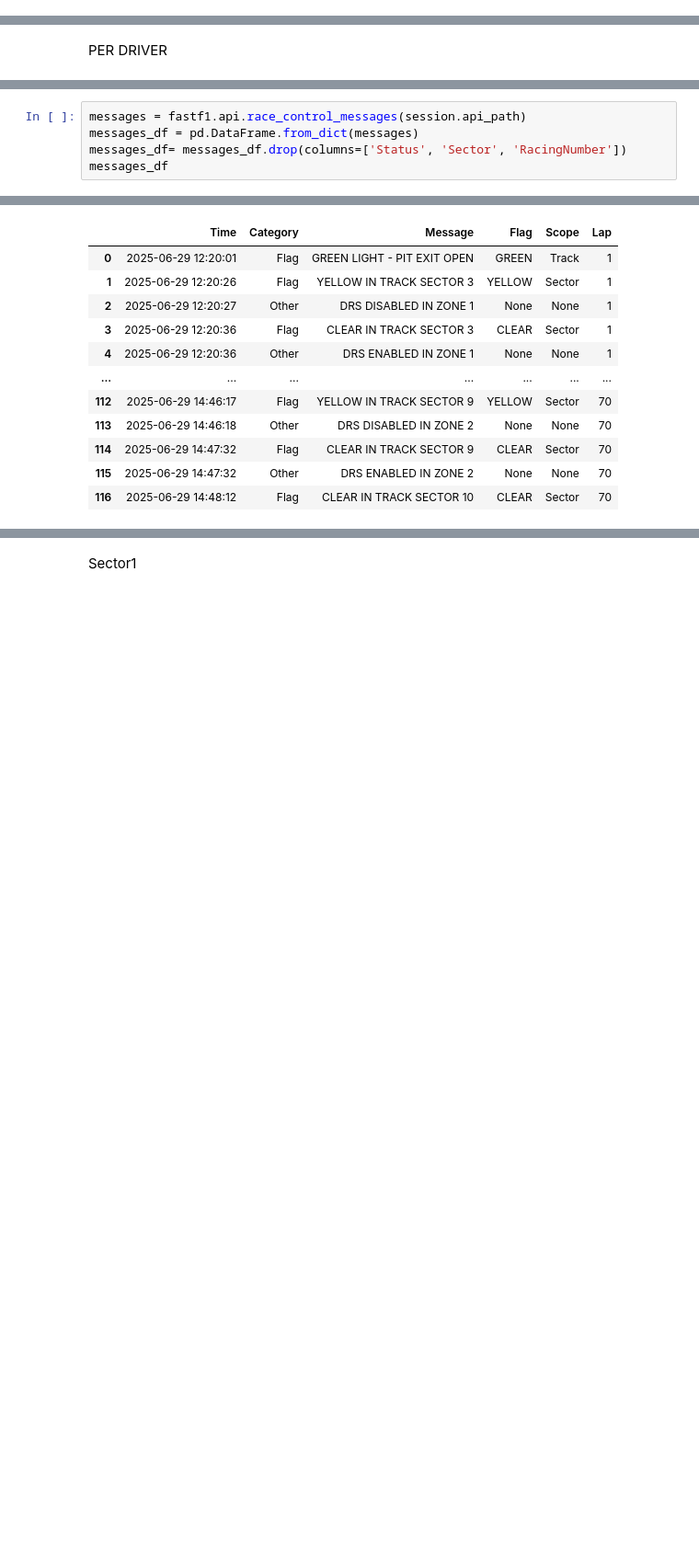
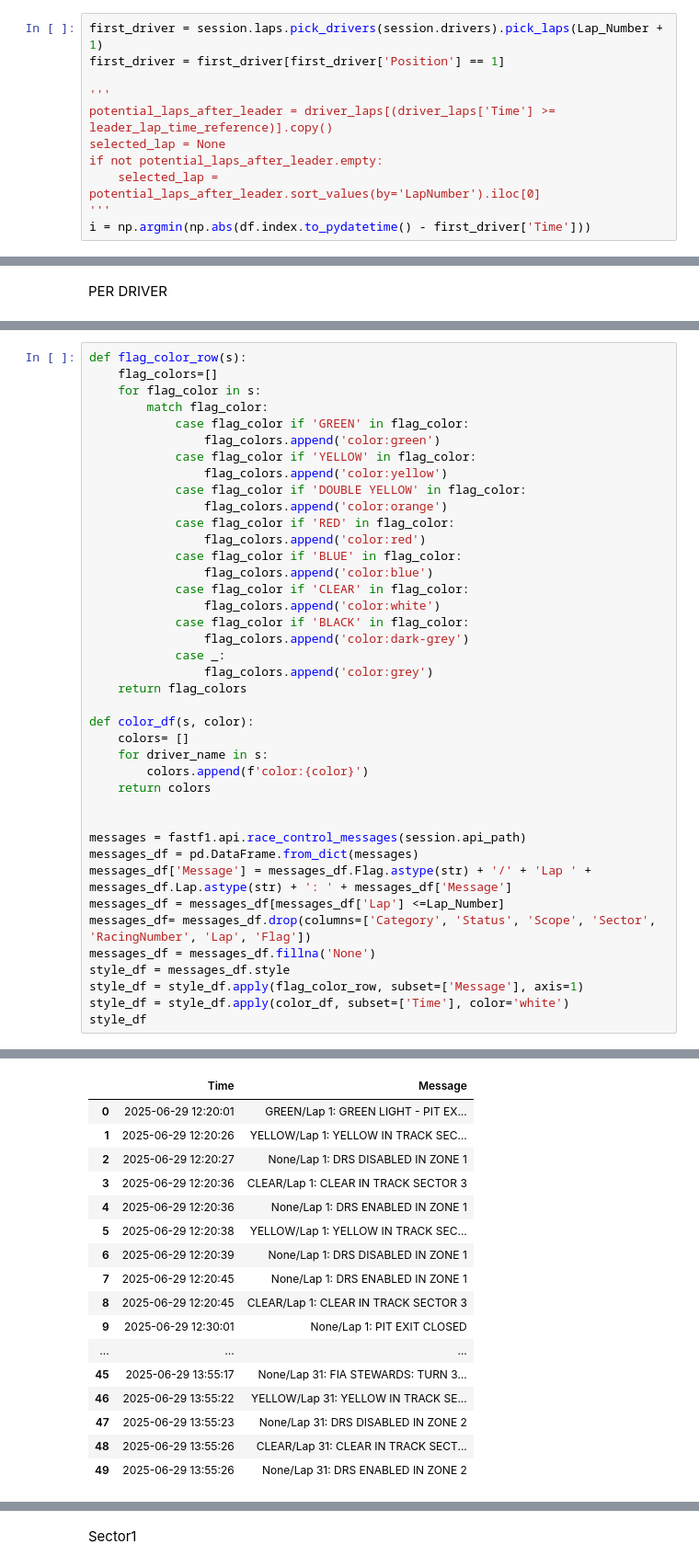
Before and after one commit to Kuriiios/f1_analysis_visualization, a Jupyter notebook: notebooks/race/race_table.ipynb, the cells around one changed output, grey strips where cells are left out. Shown: that part at 92% size. Drawn from its saved outputs; the diff is of its cells as text; blank space fills up the shorter version.

```diff
--- a/notebooks/race/race_table.ipynb
+++ b/notebooks/race/race_table.ipynb
@@ -60,3 +60,14 @@ def get_sorted_first_position_times(session):
 sorted_times = get_sorted_first_position_times(session)
 # %% [markdown]
 EACH DRIVER
+# %%
+first_driver = session.laps.pick_drivers(session.drivers).pick_laps(Lap_Number + 1)
+first_driver = first_driver[first_driver['Position'] == 1]
+
+'''
+potential_laps_after_leader = driver_laps[(driver_laps['Time'] >= leader_lap_time_reference)].copy()
+selected_lap = None
+if not potential_laps_after_leader.empty:
+    selected_lap = potential_laps_after_leader.sort_values(by='LapNumber').iloc[0]
+'''
+i = np.argmin(np.abs(df.index.to_pydatetime() - first_driver['Time']))
@@ -468,21 +485,61 @@ styled_df
 | 8 | 02:11:35.089 | 50 | 17.596 | 300 | 31.329 | 228 | 21.296 | 275 | 1:10.221 | ... |
 | 9 | 02:12:45.381 | 51 | 17.595 | 301 | 31.337 | 230 | 21.360 | 275 | 1:10.292 | ... |
 # %%
+def flag_color_row(s):
+    flag_colors=[]
+    for flag_color in s:
+        match flag_color:
+            case flag_color if 'GREEN' in flag_color:
+                flag_colors.append('color:green')
+            case flag_color if 'YELLOW' in flag_color:
+                flag_colors.append('color:yellow')
+            case flag_color if 'DOUBLE YELLOW' in flag_color:
+                flag_colors.append('color:orange')
+            case flag_color if 'RED' in flag_color:
+                flag_colors.append('color:red')
+            case flag_color if 'BLUE' in flag_color:
+                flag_colors.append('color:blue')
+            case flag_color if 'CLEAR' in flag_color:
+                flag_colors.append('color:white')
+            case flag_color if 'BLACK' in flag_color:
+                flag_colors.append('color:dark-grey')
+            case _:
+                flag_colors.append('color:grey')
+    return flag_colors
+
+def color_df(s, color):
+    colors= []
+    for driver_name in s:
+        colors.append(f'color:{color}')
+    return colors
+
+
 messages = fastf1.api.race_control_messages(session.api_path)
 messages_df = pd.DataFrame.from_dict(messages)
-messages_df= messages_df.drop(columns=['Status', 'Sector', 'RacingNumber'])
-messages_df
+messages_df['Message'] = messages_df.Flag.astype(str) + '/' + 'Lap ' + messages_df.Lap.astype(str) + ': ' + messages_df['Message']
+messages_df = messages_df[messages_df['Lap'] <=Lap_Number]
+messages_df= messages_df.drop(columns=['Category', 'Status', 'Scope', 'Sector', 'RacingNumber', 'Lap', 'Flag'])
+messages_df = messages_df.fillna('None')
+style_df = messages_df.style
+style_df = style_df.apply(flag_color_row, subset=['Message'], axis=1)
+style_df = style_df.apply(color_df, subset=['Time'], color='white')
+style_df
 # %% [output]
 req            INFO     Using cached data for race_control_messages
-|  | Time | Category | Message | Flag | Scope | Lap |
-| 0 | 2025-06-29 12:20:01 | Flag | GREEN LIGHT - PIT EXIT OPEN | GREEN | Track | 1 |
-| 1 | 2025-06-29 12:20:26 | Flag | YELLOW IN TRACK SECTOR 3 | YELLOW | Sector | 1 |
-| 2 | 2025-06-29 12:20:27 | Other | DRS DISABLED IN ZONE 1 | None | None | 1 |
-| 3 | 2025-06-29 12:20:36 | Flag | CLEAR IN TRACK SECTOR 3 | CLEAR | Sector | 1 |
-| 4 | 2025-06-29 12:20:36 | Other | DRS ENABLED IN ZONE 1 | None | None | 1 |
-| ... | ... | ... | ... | ... | ... | ... |
-| 112 | 2025-06-29 14:46:17 | Flag | YELLOW IN TRACK SECTOR 9 | YELLOW | Sector | 70 |
-| 113 | 2025-06-29 14:46:18 | Other | DRS DISABLED IN ZONE 2 | None | None | 70 |
-| 114 | 2025-06-29 14:47:32 | Flag | CLEAR IN TRACK SECTOR 9 | CLEAR | Sector | 70 |
-| 115 | 2025-06-29 14:47:32 | Other | DRS ENABLED IN ZONE 2 | None | None | 70 |
-| 116 | 2025-06-29 14:48:12 | Flag | CLEAR IN TRACK SECTOR 10 | CLEAR | Sector | 70 |
+|  | Time | Message |
+| 0 | 2025-06-29 12:20:01 | GREEN/Lap 1: GREEN LIGHT - PIT EX... |
+| 1 | 2025-06-29 12:20:26 | YELLOW/Lap 1: YELLOW IN TRACK SEC... |
+| 2 | 2025-06-29 12:20:27 | None/Lap 1: DRS DISABLED IN ZONE 1 |
+| 3 | 2025-06-29 12:20:36 | CLEAR/Lap 1: CLEAR IN TRACK SECTOR 3 |
+| 4 | 2025-06-29 12:20:36 | None/Lap 1: DRS ENABLED IN ZONE 1 |
+| 5 | 2025-06-29 12:20:38 | YELLOW/Lap 1: YELLOW IN TRACK SEC... |
+| 6 | 2025-06-29 12:20:39 | None/Lap 1: DRS DISABLED IN ZONE 1 |
+| 7 | 2025-06-29 12:20:45 | None/Lap 1: DRS ENABLED IN ZONE 1 |
+| 8 | 2025-06-29 12:20:45 | CLEAR/Lap 1: CLEAR IN TRACK SECTOR 3 |
+| 9 | 2025-06-29 12:30:01 | None/Lap 1: PIT EXIT CLOSED |
+| ... | ... | ... |
+| 45 | 2025-06-29 13:55:17 | None/Lap 31: FIA STEWARDS: TURN 3... |
+| 46 | 2025-06-29 13:55:22 | YELLOW/Lap 31: YELLOW IN TRACK SE... |
+| 47 | 2025-06-29 13:55:23 | None/Lap 31: DRS DISABLED IN ZONE 2 |
+| 48 | 2025-06-29 13:55:26 | CLEAR/Lap 31: CLEAR IN TRACK SECT... |
+| 49 | 2025-06-29 13:55:26 | None/Lap 31: DRS ENABLED IN ZONE 2 |
```
Also changed, not shown: parts of 5 cells of this notebook, 1 other file.
